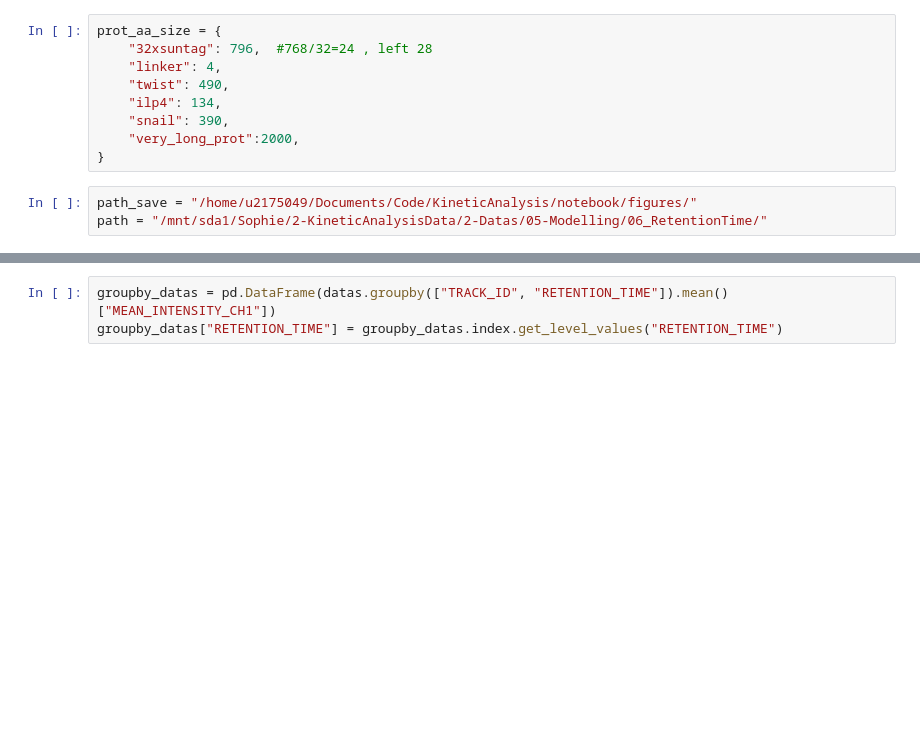
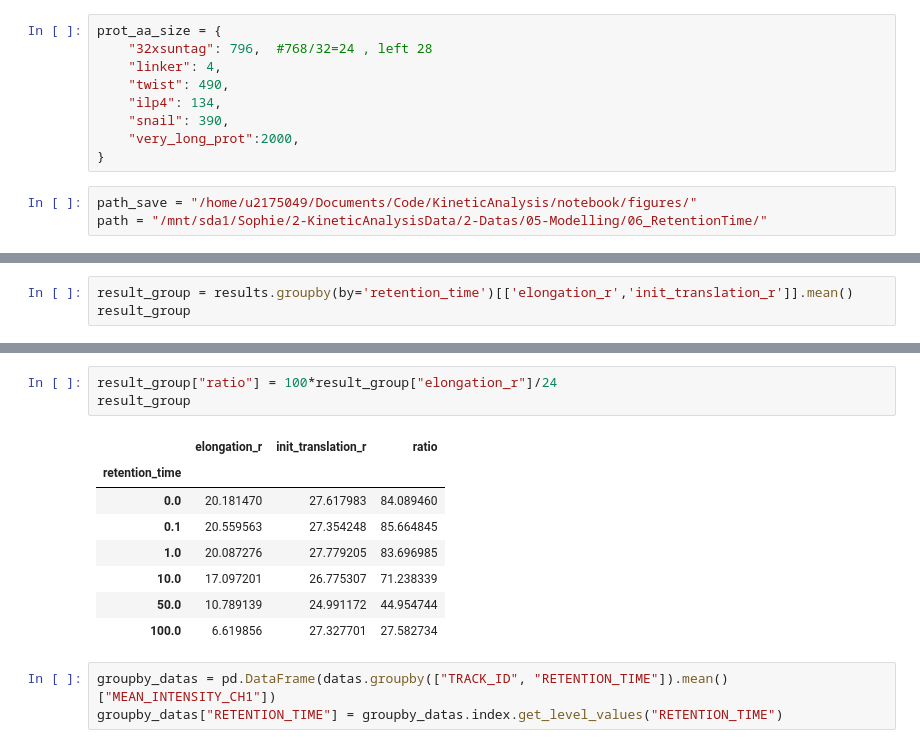
Before and after one commit to sophietheis/KineticAnalysis, a Jupyter notebook: notebook/20240722-Synthetic_datas_06-RetentionTime.ipynb, the cells around one changed output, grey strips where cells are left out. Saved outputs shown, nothing was run; the diff lists cells and outputs as text; blank space fills up the shorter version.

```diff
--- a/notebook/20240722-Synthetic_datas_06-RetentionTime.ipynb
+++ b/notebook/20240722-Synthetic_datas_06-RetentionTime.ipynb
@@ -242,0 +267,3 @@ The PostScript backend does not support transparency; partially transparent arti
+# %%
+result_group = results.groupby(by='retention_time')[['elongation_r','init_translation_r']].mean()
+result_group
@@ -243,3 +279,15 @@ The PostScript backend does not support transparency; partially transparent arti
+# %%
+result_group["ratio"] = 100*result_group["elongation_r"]/24
+result_group
+# %% [output]
+|  | elongation_r | init_translation_r | ratio |
+| retention_time |  |  |  |
+| 0.0 | 20.181470 | 27.617983 | 84.089460 |
+| 0.1 | 20.559563 | 27.354248 | 85.664845 |
+| 1.0 | 20.087276 | 27.779205 | 83.696985 |
+| 10.0 | 17.097201 | 26.775307 | 71.238339 |
+| 50.0 | 10.789139 | 24.991172 | 44.954744 |
+| 100.0 | 6.619856 | 27.327701 | 27.582734 |
 # %%
 groupby_datas = pd.DataFrame(datas.groupby(["TRACK_ID", "RETENTION_TIME"]).mean()["MEAN_INTENSITY_CH1"])
 groupby_datas["RETENTION_TIME"] = groupby_datas.index.get_level_values("RETENTION_TIME")
```
Also changed, not shown: parts of 12 cells of this notebook, 10 other files.
